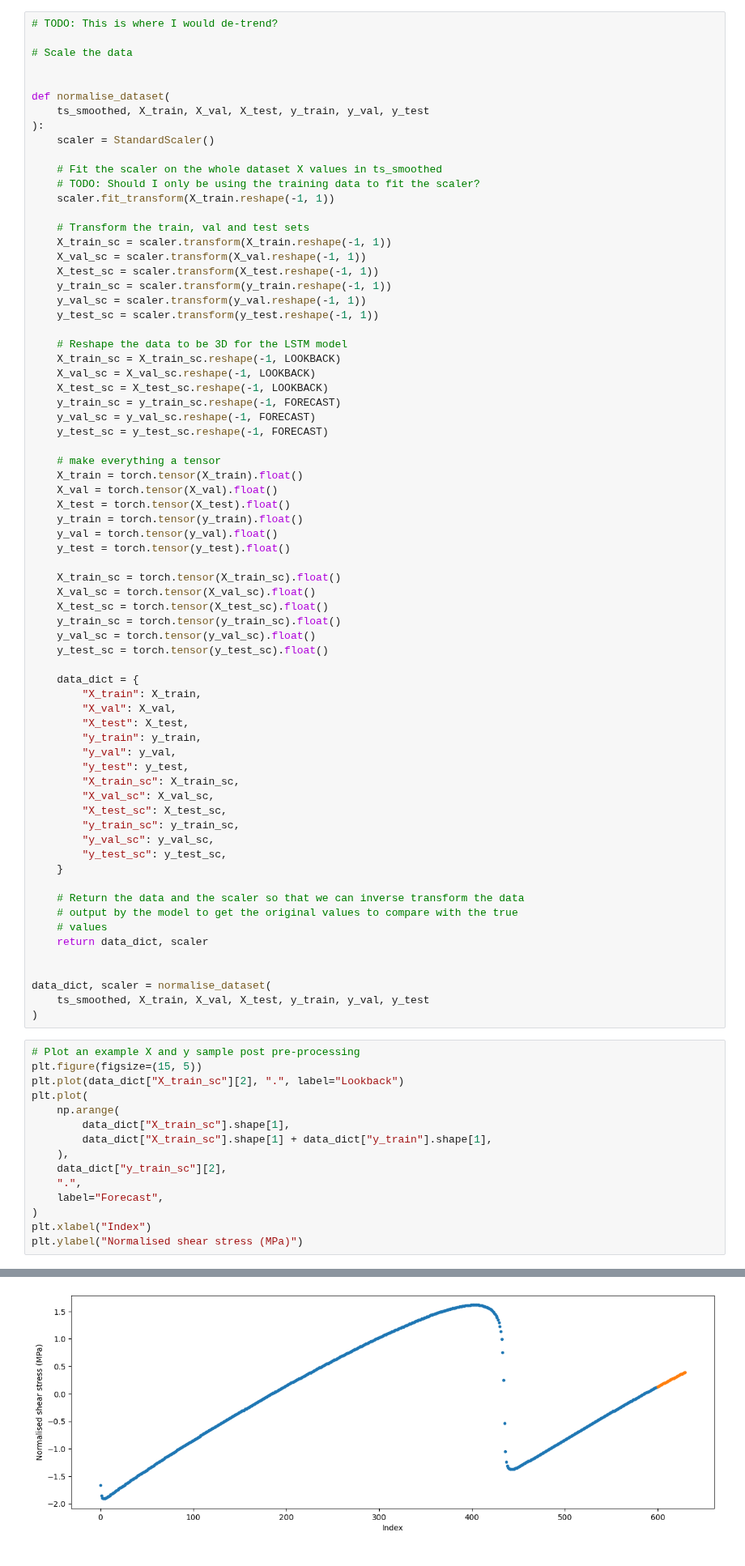
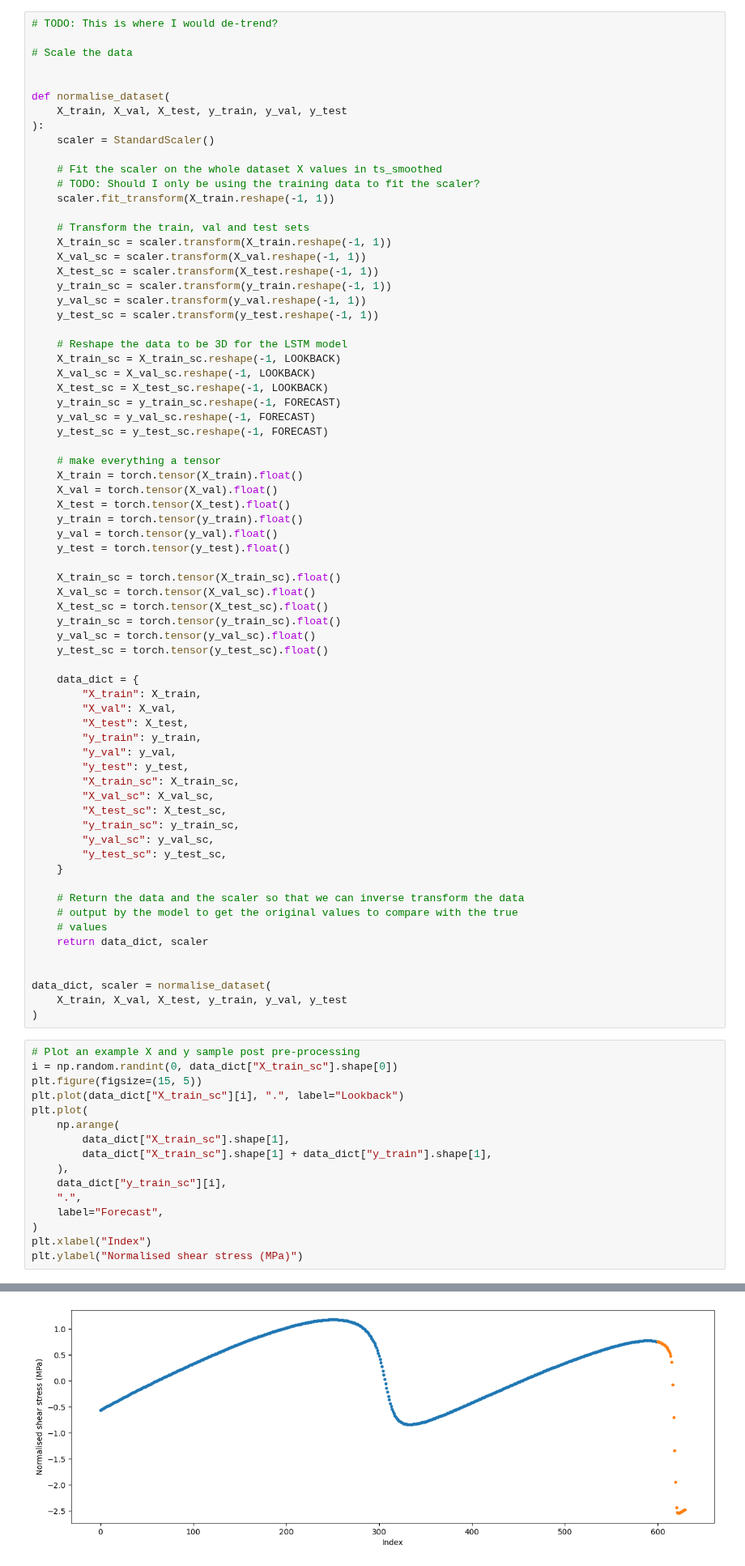
Before and after one commit to ai4er-cdt/earthquake-predictability, a Jupyter notebook: notebooks/AJS361 001 - One-shot multistep ts forecasting LSTM.ipynb, the cells around one changed output, grey strips where cells are left out. Shown at 81% size. Saved outputs shown, nothing was run; the diff lists cells and outputs as text.

```diff
--- a/notebooks/AJS361 001 - One-shot multistep ts forecasting LSTM.ipynb
+++ b/notebooks/AJS361 001 - One-shot multistep ts forecasting LSTM.ipynb
@@ -202,7 +202,7 @@ Test size: 3388
 
 
 def normalise_dataset(
-    ts_smoothed, X_train, X_val, X_test, y_train, y_val, y_test
+    X_train, X_val, X_test, y_train, y_val, y_test
 ):
     scaler = StandardScaler()
 
@@ -263,26 +263,27 @@ def normalise_dataset(
 
 
 data_dict, scaler = normalise_dataset(
-    ts_smoothed, X_train, X_val, X_test, y_train, y_val, y_test
+    X_train, X_val, X_test, y_train, y_val, y_test
 )
 # %%
 # Plot an example X and y sample post pre-processing
+i = np.random.randint(0, data_dict["X_train_sc"].shape[0])
 plt.figure(figsize=(15, 5))
-plt.plot(data_dict["X_train_sc"][2], ".", label="Lookback")
+plt.plot(data_dict["X_train_sc"][i], ".", label="Lookback")
 plt.plot(
     np.arange(
         data_dict["X_train_sc"].shape[1],
         data_dict["X_train_sc"].shape[1] + data_dict["y_train"].shape[1],
     ),
-    data_dict["y_train_sc"][2],
+    data_dict["y_train_sc"][i],
     ".",
     label="Forecast",
 )
 plt.xlabel("Index")
 plt.ylabel("Normalised shear stress (MPa)")
 # %% [output]
 Text(0, 0.5, 'Normalised shear stress (MPa)')
-[figure, old version]
+[figure, new version]
 # %%
 # LSTM model to carry out multi-step forecasting along forecast
 # input: [batch size, lookback, 1]
```
Also changed, not shown: parts of 6 cells of this notebook.
